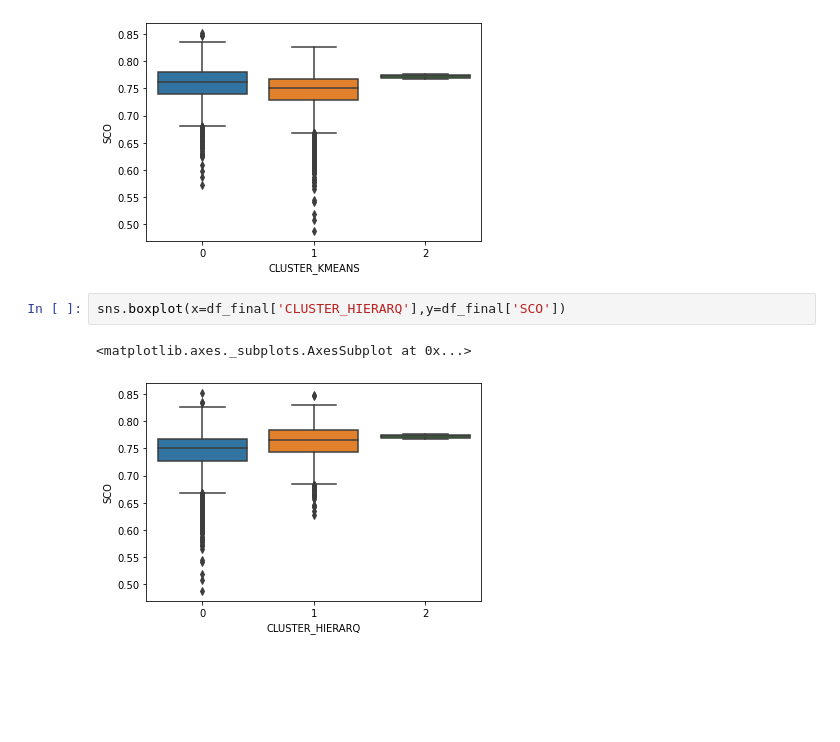
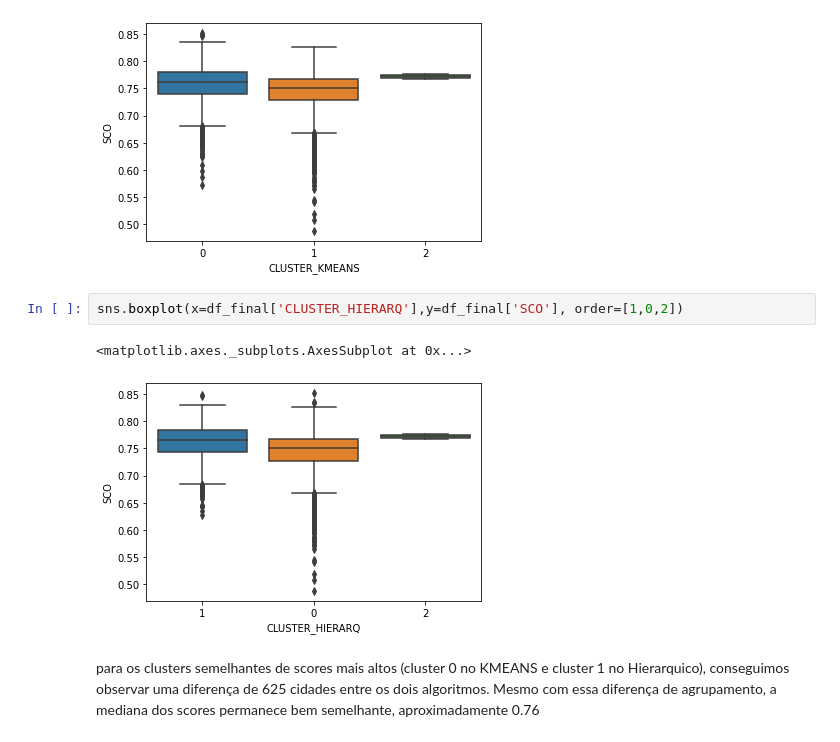
Before and after one commit to secretaria-ICA/Clusterizacao_dos_Municipios_Brasileiros_Uma_Abordagem_para_Igualdade_de_Genero, a Jupyter notebook: Trabalho_Izabella.ipynb, the cells around one changed output. Saved outputs shown, nothing was run; the diff lists cells and outputs as text; blank space fills up the shorter version.

```diff
--- a/Trabalho_Izabella.ipynb
+++ b/Trabalho_Izabella.ipynb
@@ -629,7 +629,9 @@ sns.boxplot(x=df_final['CLUSTER_KMEANS'],y=df_final['SCO'])
 <matplotlib.axes._subplots.AxesSubplot at 0x...>
 [figure]
 # %%
-sns.boxplot(x=df_final['CLUSTER_HIERARQ'],y=df_final['SCO'])
+sns.boxplot(x=df_final['CLUSTER_HIERARQ'],y=df_final['SCO'], order=[1,0,2])
 # %% [output]
 <matplotlib.axes._subplots.AxesSubplot at 0x...>
-[figure, old version]
+[figure, new version]
+# %% [markdown]
+para os clusters semelhantes de scores mais altos (cluster 0 no KMEANS e cluster 1 no Hierarquico), conseguimos observar uma diferença de 625 cidades entre os dois algoritmos. Mesmo com essa diferença de agrupamento, a mediana dos scores permanece bem semelhante, aproximadamente 0.76
```
Also changed, not shown: parts of 10 cells of this notebook.
